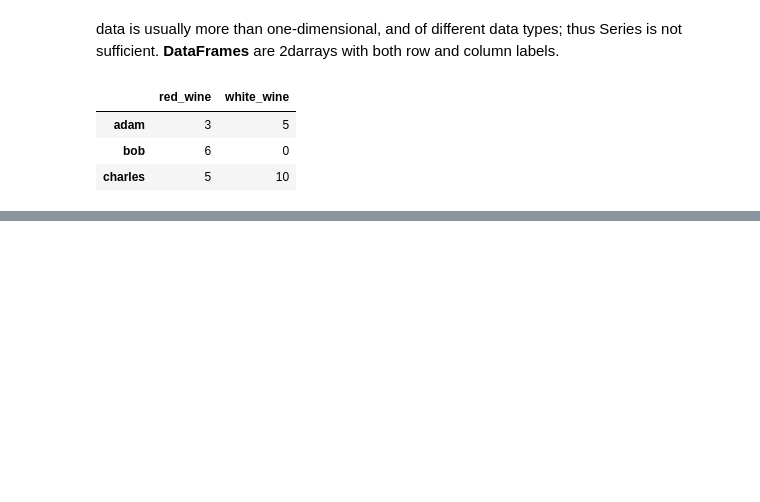
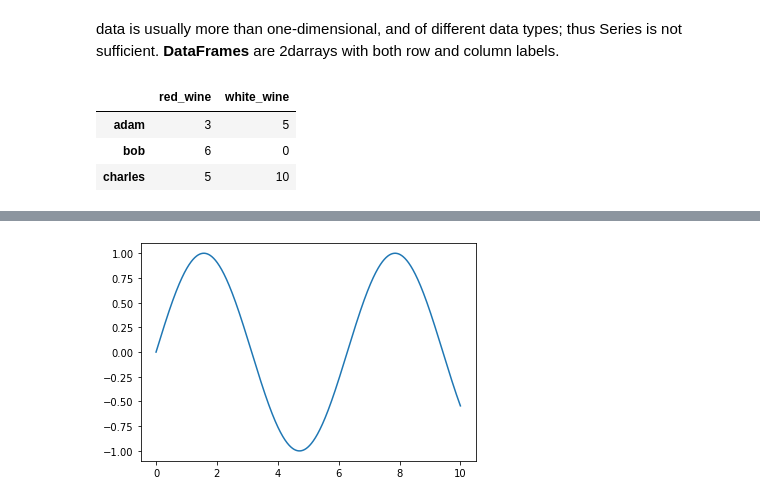
Before and after one commit to Mayar455/Data-Science-, a Jupyter notebook: intro_to_data_science.ipynb, the cells around one changed output, grey strips where cells are left out. Drawn from its saved outputs; the diff is of its cells as text; code cells hidden in the pictures; blank space fills up the shorter version.

```diff
--- a/intro_to_data_science.ipynb
+++ b/intro_to_data_science.ipynb
@@ -230,0 +441,10 @@ sales
+# %%
+x = np.linspace(0,10,1000) # x is a 1000 evenly spaced numbers from 0 to 10
+y = np.sin(x)
+fig = plt.figure()  #To plot, as before, we first create the figure and axes objects.
+ax = plt.axes()
+ax.plot(x, y)       #make a plot directly from the Axes
+plt.savefig("plot.png")
+plt.show()            #To show the plot, we need to call show().
+# %% [output]
+[figure, added]
```
Also changed, not shown: parts of 66 cells of this notebook.
